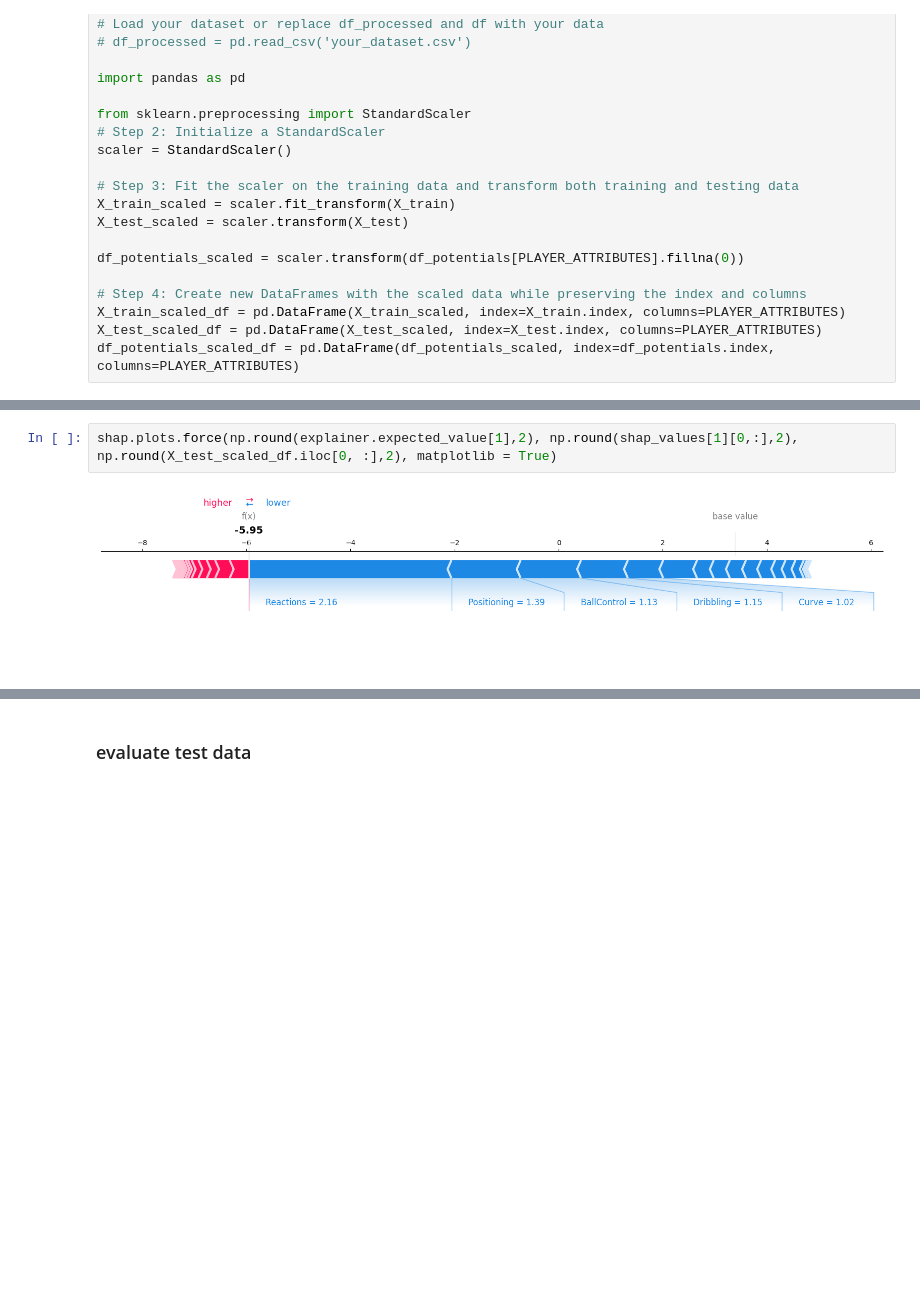
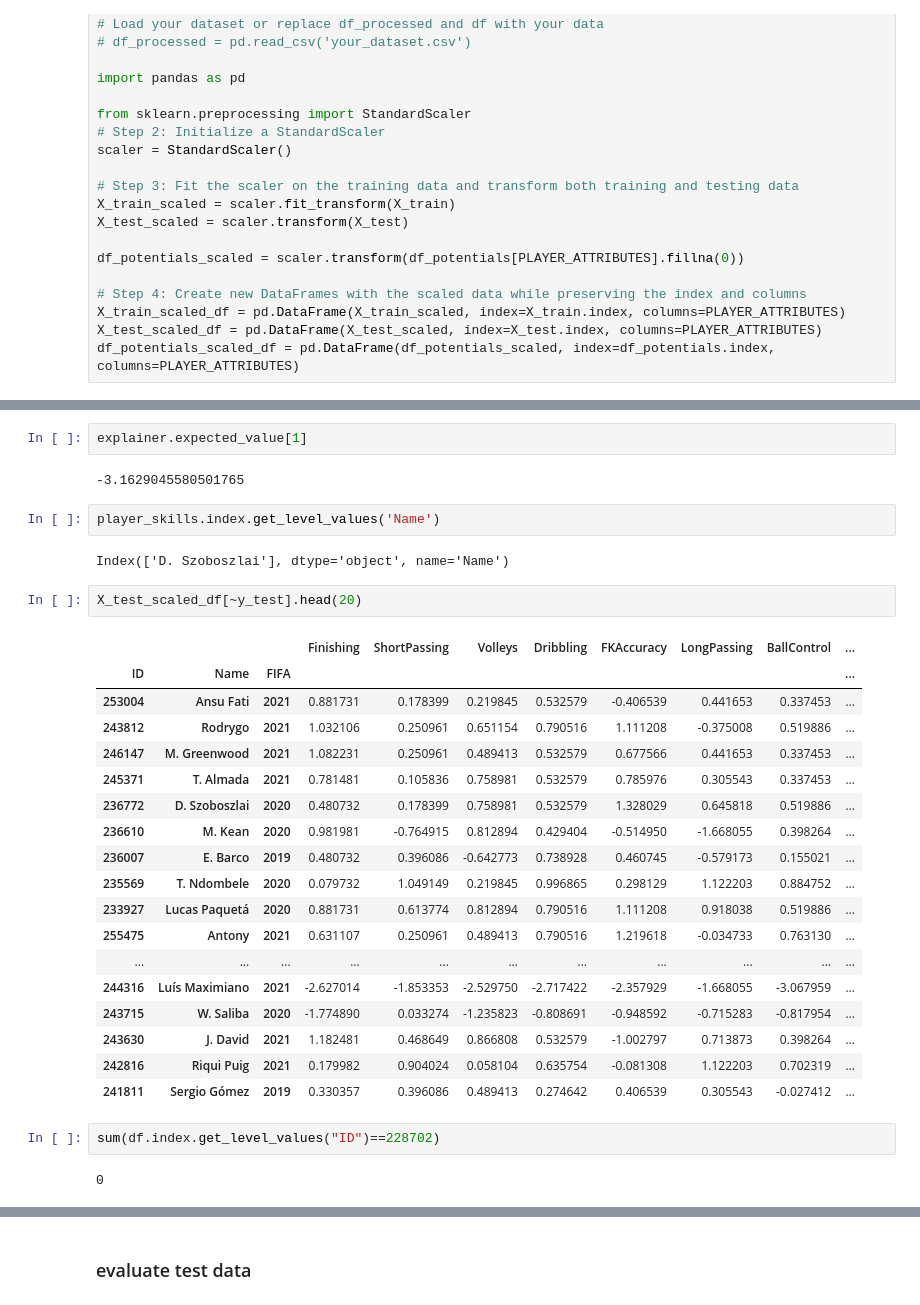
Before and after one commit to robb1302/statsfaction, a Jupyter notebook: scripts/sport_analytics/model/what was his name again.ipynb, the cells around one changed output, grey strips where cells are left out. Drawn from its saved outputs; the diff is of its cells as text; blank space fills up the shorter version.

```diff
--- a/scripts/sport_analytics/model/what was his name again.ipynb
+++ b/scripts/sport_analytics/model/what was his name again.ipynb
@@ -352,4 +352,33 @@ shap.summary_plot(shap_values[1], X_test_scaled_df)
-# %%
-shap.plots.force(np.round(explainer.expected_value[1],2), np.round(shap_values[1][0,:],2), np.round(X_test_scaled_df.iloc[0, :],2), matplotlib = True)
-# %% [output]
-[figure, removed]
+# %%
+explainer.expected_value[1]
+# %% [output]
+-3.1629045580501765
+# %%
+player_skills.index.get_level_values('Name')
+# %% [output]
+Index(['D. Szoboszlai'], dtype='object', name='Name')
+# %%
+X_test_scaled_df[~y_test].head(20)
+# %% [output]
+|  |  |  | Finishing | ShortPassing | Volleys | Dribbling | FKAccuracy | LongPassing | BallControl | ... |
+| ID | Name | FIFA |  |  |  |  |  |  |  | ... |
+| 253004 | Ansu Fati | 2021 | 0.881731 | 0.178399 | 0.219845 | 0.532579 | -0.406539 | 0.441653 | 0.337453 | ... |
+| 243812 | Rodrygo | 2021 | 1.032106 | 0.250961 | 0.651154 | 0.790516 | 1.111208 | -0.375008 | 0.519886 | ... |
+| 246147 | M. Greenwood | 2021 | 1.082231 | 0.250961 | 0.489413 | 0.532579 | 0.677566 | 0.441653 | 0.337453 | ... |
+| 245371 | T. Almada | 2021 | 0.781481 | 0.105836 | 0.758981 | 0.532579 | 0.785976 | 0.305543 | 0.337453 | ... |
+| 236772 | D. Szoboszlai | 2020 | 0.480732 | 0.178399 | 0.758981 | 0.532579 | 1.328029 | 0.645818 | 0.519886 | ... |
+| 236610 | M. Kean | 2020 | 0.981981 | -0.764915 | 0.812894 | 0.429404 | -0.514950 | -1.668055 | 0.398264 | ... |
+| 236007 | E. Barco | 2019 | 0.480732 | 0.396086 | -0.642773 | 0.738928 | 0.460745 | -0.579173 | 0.155021 | ... |
+| 235569 | T. Ndombele | 2020 | 0.079732 | 1.049149 | 0.219845 | 0.996865 | 0.298129 | 1.122203 | 0.884752 | ... |
+| 233927 | Lucas Paquetá | 2020 | 0.881731 | 0.613774 | 0.812894 | 0.790516 | 1.111208 | 0.918038 | 0.519886 | ... |
+| 255475 | Antony | 2021 | 0.631107 | 0.250961 | 0.489413 | 0.790516 | 1.219618 | -0.034733 | 0.763130 | ... |
+| ... | ... | ... | ... | ... | ... | ... | ... | ... | ... | ... |
+| 244316 | Luís Maximiano | 2021 | -2.627014 | -1.853353 | -2.529750 | -2.717422 | -2.357929 | -1.668055 | -3.067959 | ... |
+| 243715 | W. Saliba | 2020 | -1.774890 | 0.033274 | -1.235823 | -0.808691 | -0.948592 | -0.715283 | -0.817954 | ... |
+| 243630 | J. David | 2021 | 1.182481 | 0.468649 | 0.866808 | 0.532579 | -1.002797 | 0.713873 | 0.398264 | ... |
+| 242816 | Riqui Puig | 2021 | 0.179982 | 0.904024 | 0.058104 | 0.635754 | -0.081308 | 1.122203 | 0.702319 | ... |
+| 241811 | Sergio Gómez | 2019 | 0.330357 | 0.396086 | 0.489413 | 0.274642 | 0.406539 | 0.305543 | -0.027412 | ... |
+# %%
+sum(df.index.get_level_values("ID")==228702)
+# %% [output]
+0
```
Also changed, not shown: parts of 30 cells of this notebook, 1 other file.
